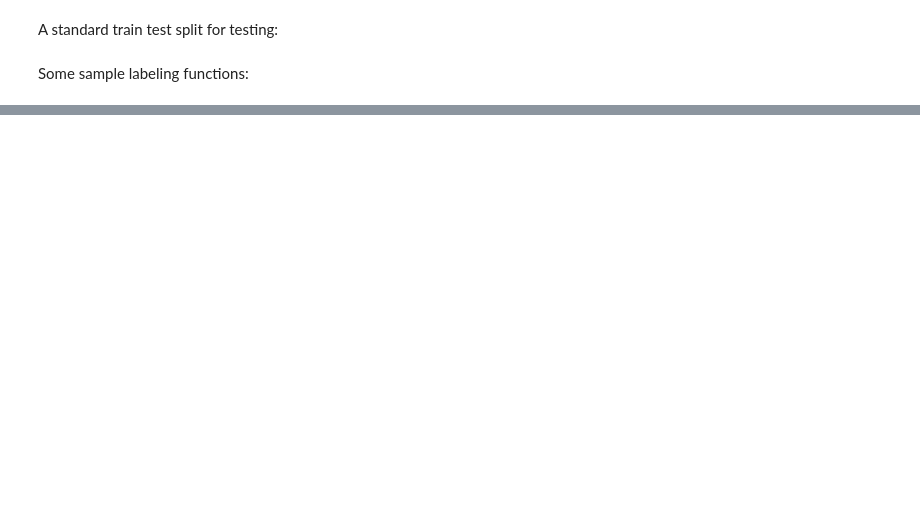
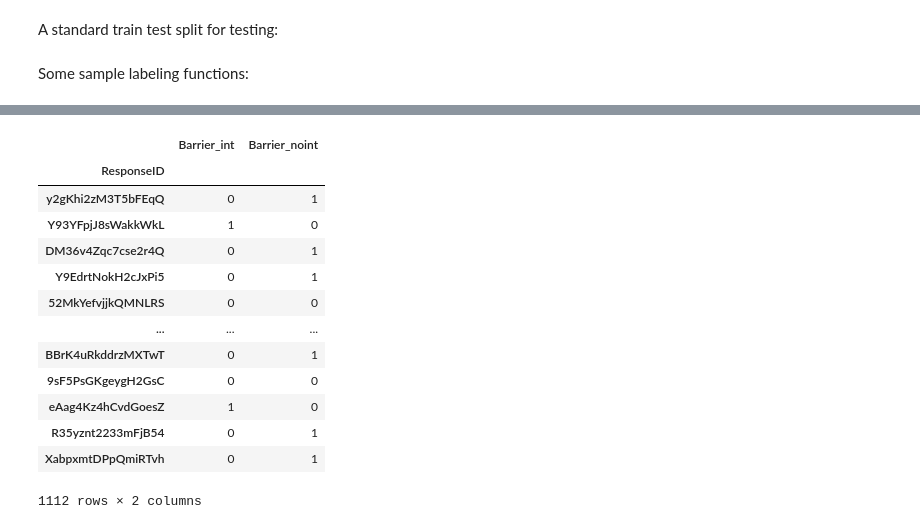
Before and after one commit to ryansteed/heuristic-moral-machine, a Jupyter notebook: jupyter/exploration.ipynb, the cells around one changed output, grey strips where cells are left out. Saved outputs shown, nothing was run; the diff lists cells and outputs as text; code cells hidden in the pictures; blank space fills up the shorter version.

```diff
--- a/jupyter/exploration.ipynb
+++ b/jupyter/exploration.ipynb
@@ -303,0 +282,17 @@ X_train.iloc[buckets[(0, -1)]].sample(10, random_state=1)
+# %%
+X_train[["Barrier_int", "Barrier_noint"]]
+# %% [output]
+|  | Barrier_int | Barrier_noint |
+| ResponseID |  |  |
+| y2gKhi2zM3T5bFEqQ | 0 | 1 |
+| Y93YFpjJ8sWakkWkL | 1 | 0 |
+| DM36v4Zqc7cse2r4Q | 0 | 1 |
+| Y9EdrtNokH2cJxPi5 | 0 | 1 |
+| 52MkYefvjjkQMNLRS | 0 | 0 |
+| ... | ... | ... |
+| BBrK4uRkddrzMXTwT | 0 | 1 |
+| 9sF5PsGKgeygH2GsC | 0 | 0 |
+| eAag4Kz4hCvdGoesZ | 1 | 0 |
+| R35yznt2233mFjB54 | 0 | 1 |
+| XabpxmtDPpQmiRTvh | 0 | 1 |
+1112 rows × 2 columns
```
Also changed, not shown: parts of 11 cells of this notebook, 3 other files.
